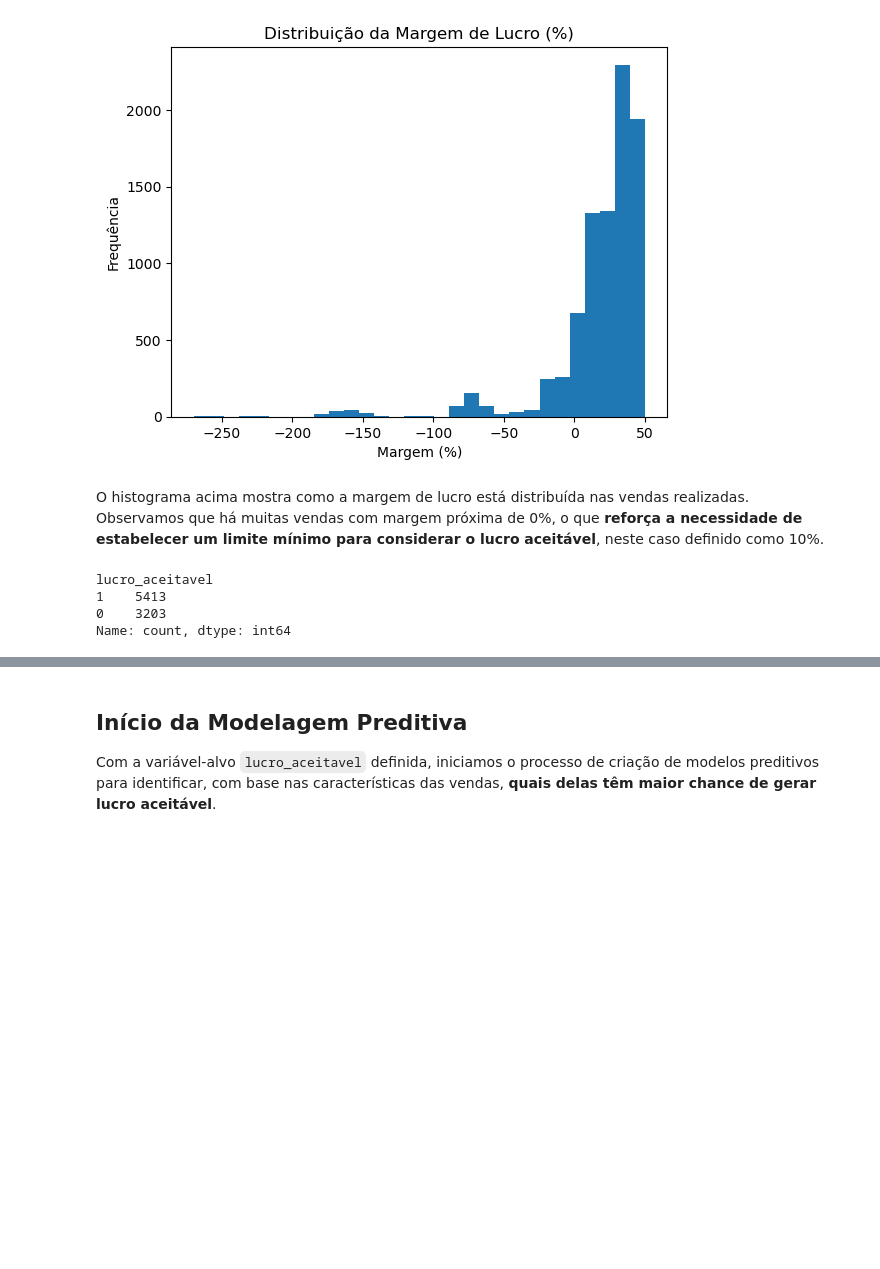
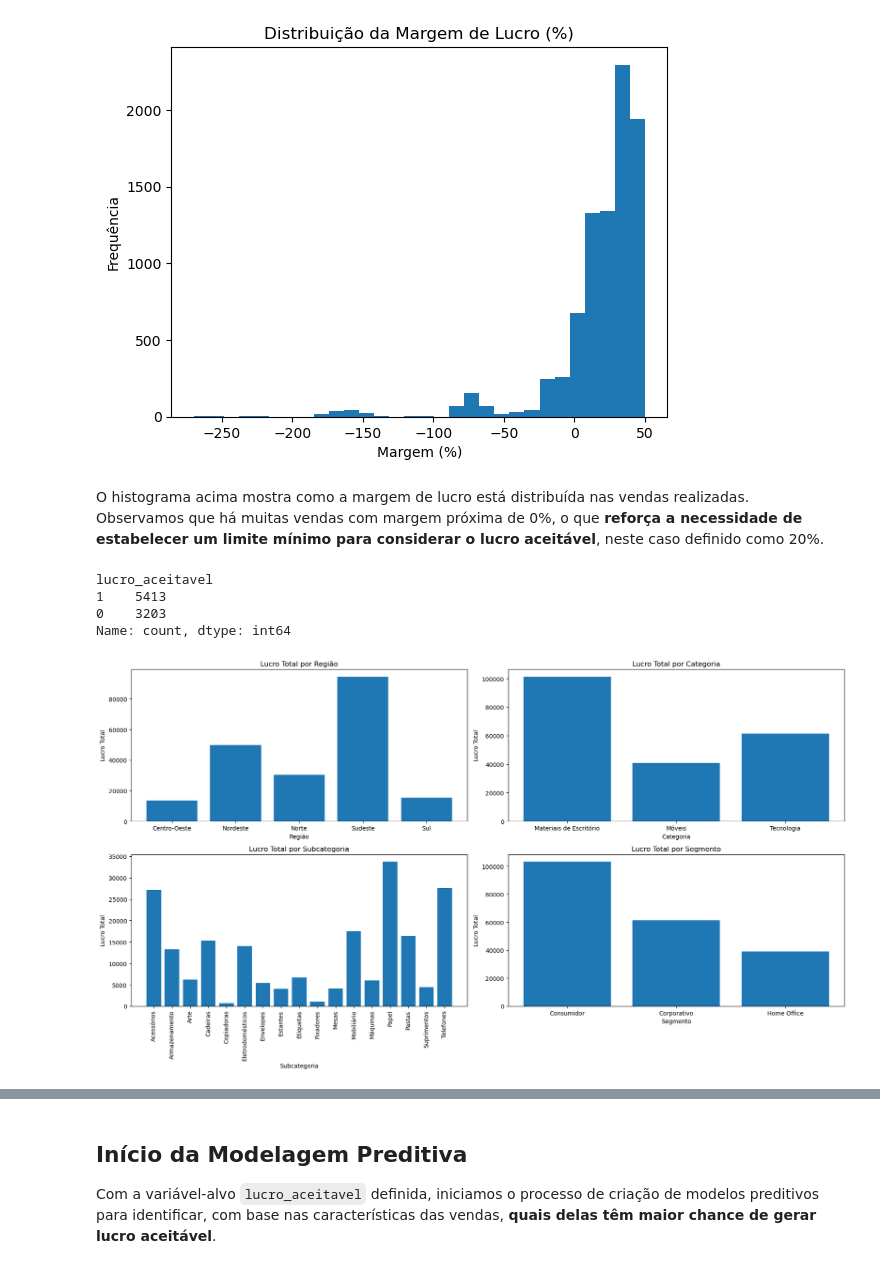
Before and after one commit to PedroMRegis/analise-dados_ijr, a Jupyter notebook: analise_R-Amaral-Office/analise-de-dados.ipynb, the cells around one changed output, grey strips where cells are left out. Saved outputs shown, nothing was run; the diff lists cells and outputs as text; code cells hidden in the pictures; blank space fills up the shorter version.

Commit message:
adição de alguns insigths sobre a categoria

```diff
--- a/analise_R-Amaral-Office/analise-de-dados.ipynb
+++ b/analise_R-Amaral-Office/analise-de-dados.ipynb
@@ -519,7 +519,7 @@ plt.show()
 [figure]
 # %% [markdown]
 O histograma acima mostra como a margem de lucro está distribuída nas vendas realizadas.
-Observamos que há muitas vendas com margem próxima de 0%, o que **reforça a necessidade de estabelecer um limite mínimo para considerar o lucro aceitável**, neste caso definido como 10%.
+Observamos que há muitas vendas com margem próxima de 0%, o que **reforça a necessidade de estabelecer um limite mínimo para considerar o lucro aceitável**, neste caso definido como 20%.
 # %%
 df_R_amaral['lucro_aceitavel'].value_counts()
 # %% [output]
@@ -527,3 +527,42 @@ lucro_aceitavel
 1    5413
 0    3203
 Name: count, dtype: int64
+# %%
+plt.figure(figsize=(18, 10))
+
+plt.subplot(2, 2, 1)
+lucro_por_regiao = df_R_amaral.groupby('região', observed=True)['lucro'].sum()
+plt.bar(lucro_por_regiao.index, lucro_por_regiao.values)
+plt.title('Lucro Total por Região')
+plt.xlabel('Região')
+plt.ylabel('Lucro Total')
+
+
+plt.subplot(2, 2, 2)
+lucro_por_categoria = df_R_amaral.groupby('categoria', observed=True)['lucro'].sum()
+plt.bar(lucro_por_categoria.index, lucro_por_categoria.values)
+plt.title('Lucro Total por Categoria')
+plt.xlabel('Categoria')
+plt.ylabel('Lucro Total')
+
+
+plt.subplot(2, 2, 3)
+lucro_por_subcategoria = df_R_amaral.groupby('subcategoria', observed=True)['lucro'].sum()
+plt.bar(lucro_por_subcategoria.index, lucro_por_subcategoria.values)
+plt.title('Lucro Total por Subcategoria')
+plt.xlabel('Subcategoria')
+plt.ylabel('Lucro Total')
+plt.xticks(rotation=90)
+
+plt.subplot(2, 2, 4)
+lucro_por_segmento = df_R_amaral.groupby('segmento', observed=True)['lucro'].sum()
+plt.bar(lucro_por_segmento.index, lucro_por_segmento.values)
+plt.title('Lucro Total por Segmento')
+plt.xlabel('Segmento')
+plt.ylabel('Lucro Total')
+
+
+plt.tight_layout()
+plt.show()
+# %% [output]
+[figure, added]
```
Also changed, not shown: parts of 2 cells of this notebook.
